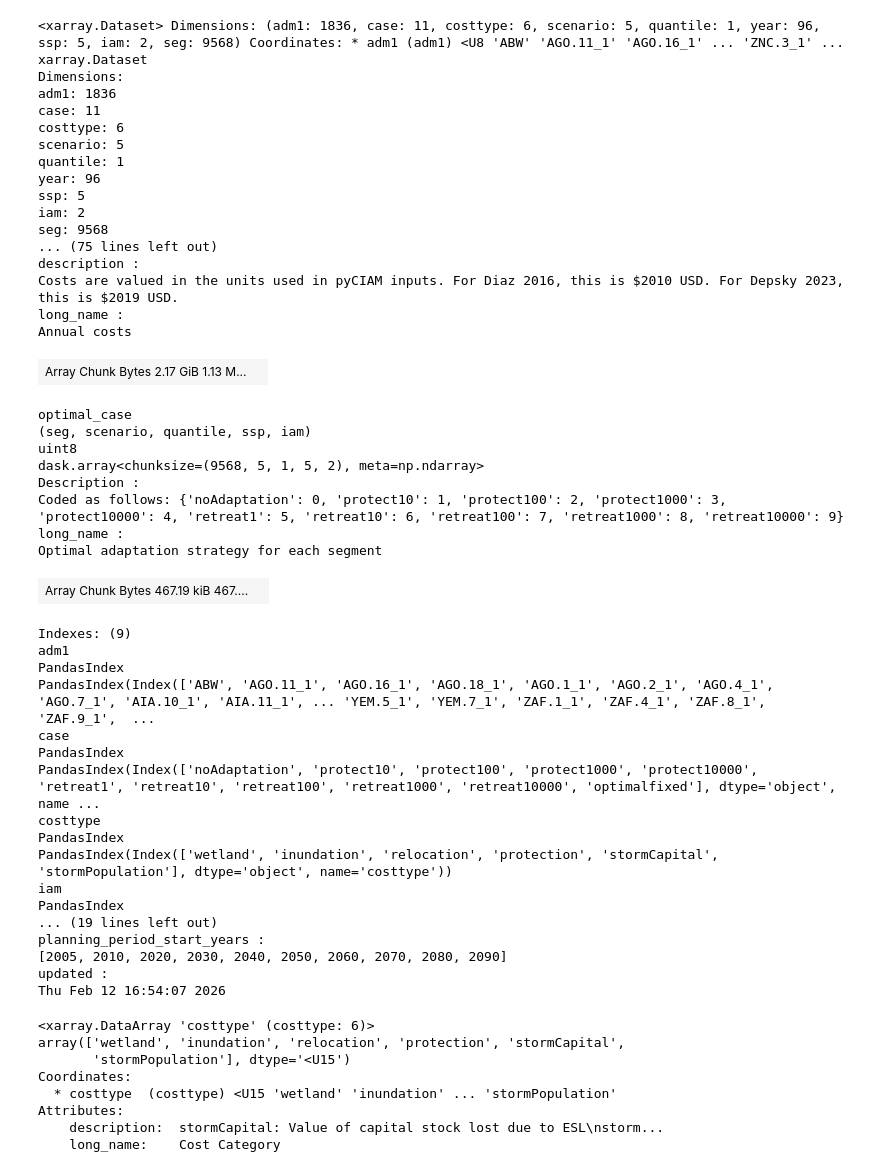
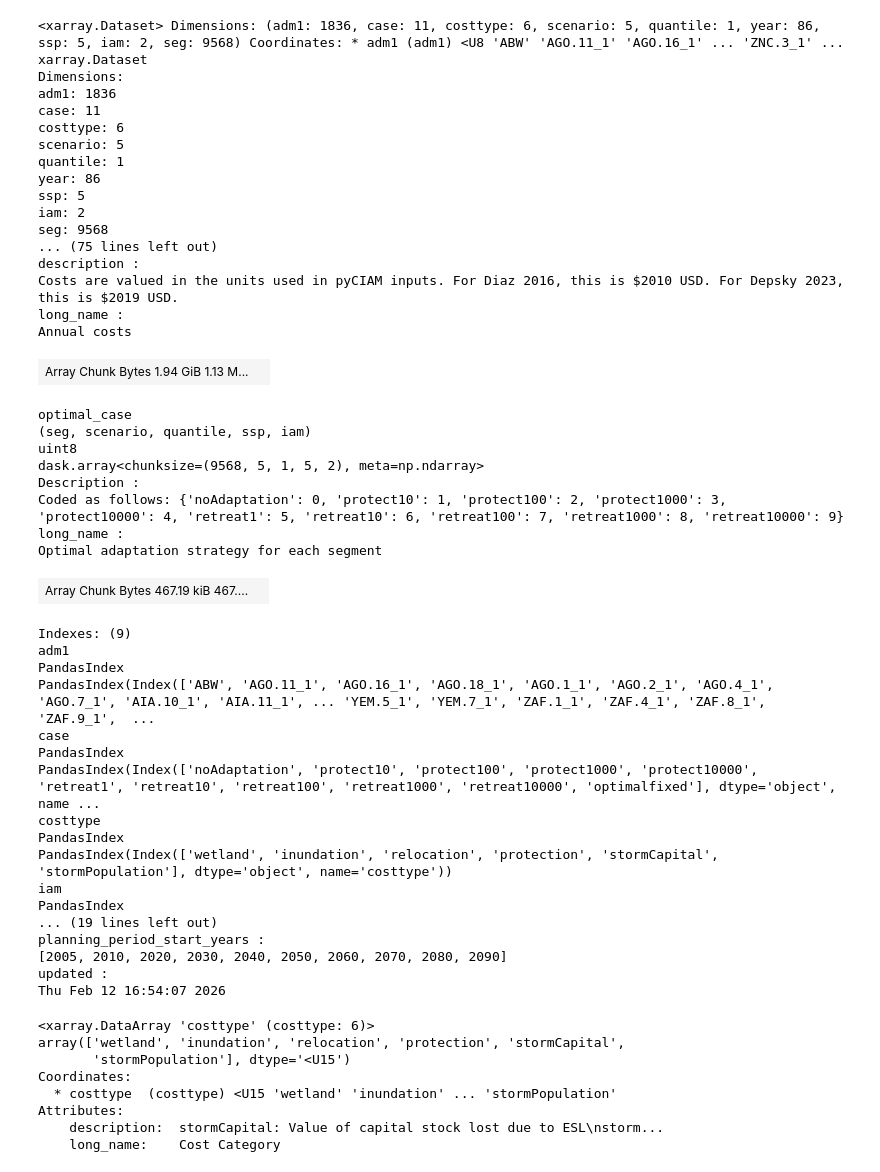
Before and after one commit to Nolancchu/DSC180B-B05-1-Capstone, a Jupyter notebook: projected_costs/cost_analysis.ipynb, the cells around one changed output. Drawn from its saved outputs; the diff is of its cells as text; code cells hidden in the pictures.

```diff
--- a/projected_costs/cost_analysis.ipynb
+++ b/projected_costs/cost_analysis.ipynb
@@ -1,35 +1,36 @@
 # %%
 # PyCIAM output visualizations with xarray and cartopy
 import numpy as np
 import xarray as xr
 import matplotlib.pyplot as plt
 import cartopy.crs as ccrs
 import cartopy.feature as cfeature
 from pathlib import Path
 
 # Load the zarr store as xarray Dataset
 zarr_path = Path("pyCIAM_outputs.zarr")
 ds = xr.open_zarr(zarr_path)
+ds = ds.sel(year=ds.year[(ds.year < 2005) | (ds.year > 2014)])
 ds
 # %% [output]
-<xarray.Dataset> Dimensions: (adm1: 1836, case: 11, costtype: 6, scenario: 5, quantile: 1, year: 96, ssp: 5, iam: 2, seg: 9568) Coordinates: * adm1 (adm1) <U8 'ABW' 'AGO.11_1' 'AGO.16_1' ... 'ZNC.3_1' ...
+<xarray.Dataset> Dimensions: (adm1: 1836, case: 11, costtype: 6, scenario: 5, quantile: 1, year: 86, ssp: 5, iam: 2, seg: 9568) Coordinates: * adm1 (adm1) <U8 'ABW' 'AGO.11_1' 'AGO.16_1' ... 'ZNC.3_1' ...
 xarray.Dataset
 Dimensions:
 adm1: 1836
 case: 11
 costtype: 6
 scenario: 5
 quantile: 1
-year: 96
+year: 86
 ssp: 5
 iam: 2
 seg: 9568
 ... (75 lines left out)
 description :
 Costs are valued in the units used in pyCIAM inputs. For Diaz 2016, this is $2010 USD. For Depsky 2023, this is $2019 USD.
 long_name :
 Annual costs
-| Array Chunk Bytes 2.17 GiB 1.13 M... |  |
+| Array Chunk Bytes 1.94 GiB 1.13 M... |  |
 optimal_case
 (seg, scenario, quantile, ssp, iam)
 uint8
```
Also changed, not shown: parts of 4 cells of this notebook.
